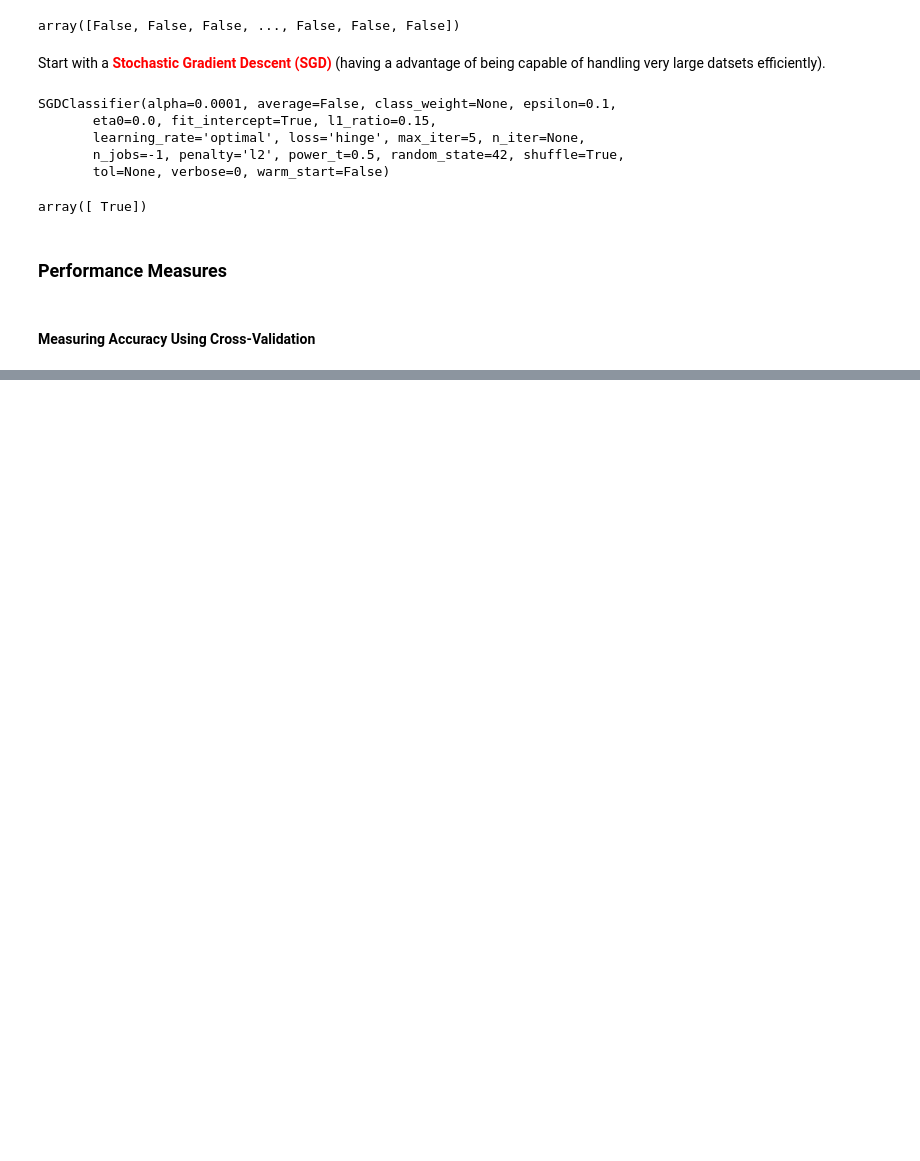
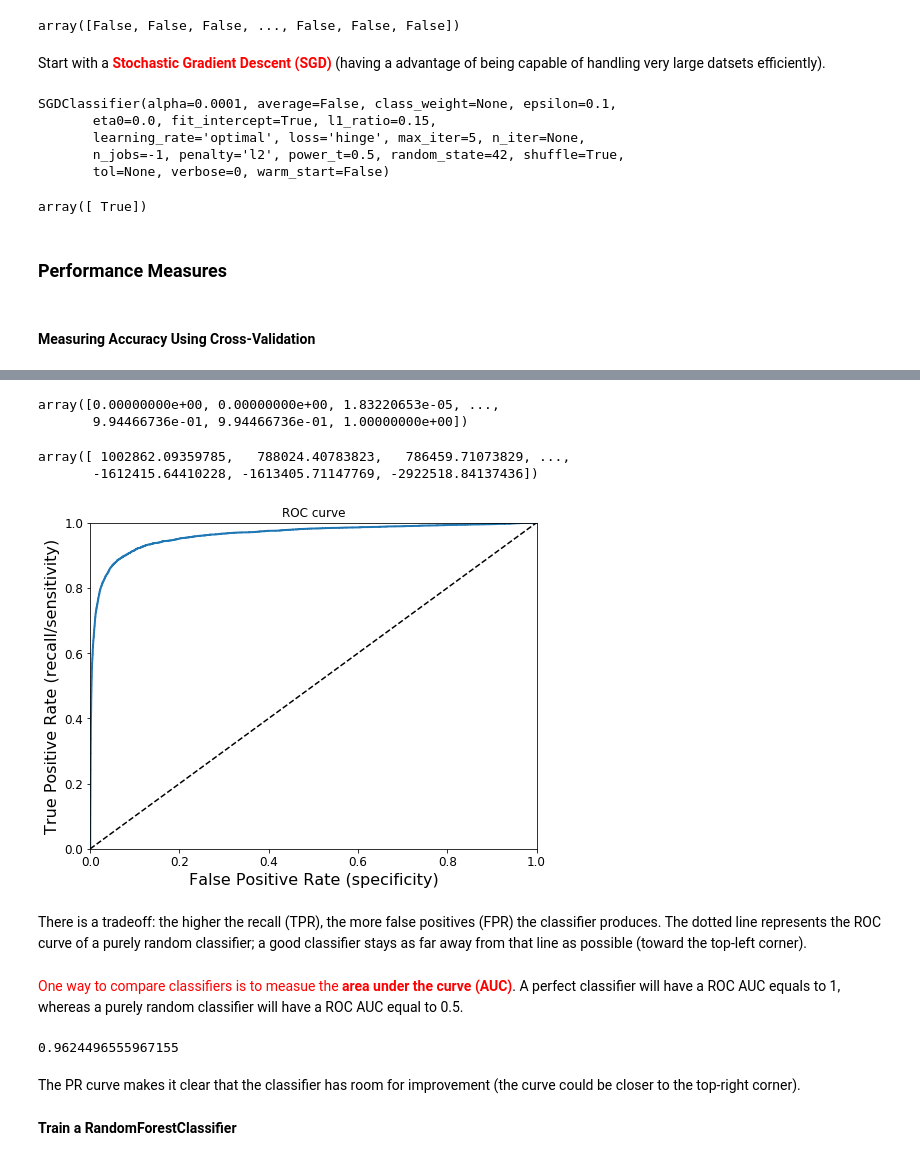
Before and after one commit to libingallin/Handson_ML, a Jupyter notebook: ch3_classification.ipynb, the cells around one changed output, grey strips where cells are left out. Cells and saved outputs as stored; diff of their text form; code cells hidden in the pictures; blank space fills up the shorter version.

```diff
--- a/ch3_classification.ipynb
+++ b/ch3_classification.ipynb
@@ -140,0 +419,43 @@ array([ True])
+# %%
+y_scores = cross_val_predict(sgd_clf, X_train, y_train_5, cv=3, n_jobs=-1,
+                             method="decision_function")
+
+fpr, tpr, thresholds = roc_curve(y_train_5, y_scores)
+# %%
+fpr
+# %% [output]
+array([0.00000000e+00, 0.00000000e+00, 1.83220653e-05, ...,
+       9.94466736e-01, 9.94466736e-01, 1.00000000e+00])
+# %%
+thresholds
+# %% [output]
+array([ 1002862.09359785,   788024.40783823,   786459.71073829, ...,
+       -1612415.64410228, -1613405.71147769, -2922518.84137436])
+# %%
+def plot_roc_curve(fpr, tpr, label=None):
+    plt.plot(fpr, tpr, linewidth=2, label=label)
+    plt.plot([0, 1], [0, 1], "k--")
+    plt.axis([0, 1, 0, 1])
+    plt.xlabel("False Positive Rate (specificity)", fontsize=16)
+    plt.ylabel("True Positive Rate (recall/sensitivity)", fontsize=16)
+
+
+plt.figure(figsize=(8, 6))
+plot_roc_curve(fpr, tpr)
+plt.title("ROC curve")
+plt.show()
+# %% [output]
+[figure, added]
+# %% [markdown]
+There is a tradeoff: the higher the recall (TPR), the more false positives (FPR) the classifier produces. The dotted line represents the ROC curve of a purely random classifier; a good classifier stays as far away from that line as possible (toward the top-left corner).
+# %% [markdown]
+<font color='red'>One way to compare classifiers is to measue the **area under the curve (AUC)**</font>. A perfect classifier will have a ROC AUC equals to 1, whereas a purely random classifier will have a ROC AUC equal to 0.5.
+# %%
+from sklearn.metrics import roc_auc_score
+roc_auc_score(y_train_5, y_scores)
+# %% [output]
+0.9624496555967155
+# %% [markdown]
+The PR curve makes it clear that the classifier has room for improvement (the curve could be closer to the top-right corner).
+# %% [markdown]
+**Train a RandomForestClassifier**
```
Also changed, not shown: parts of 135 cells of this notebook.
